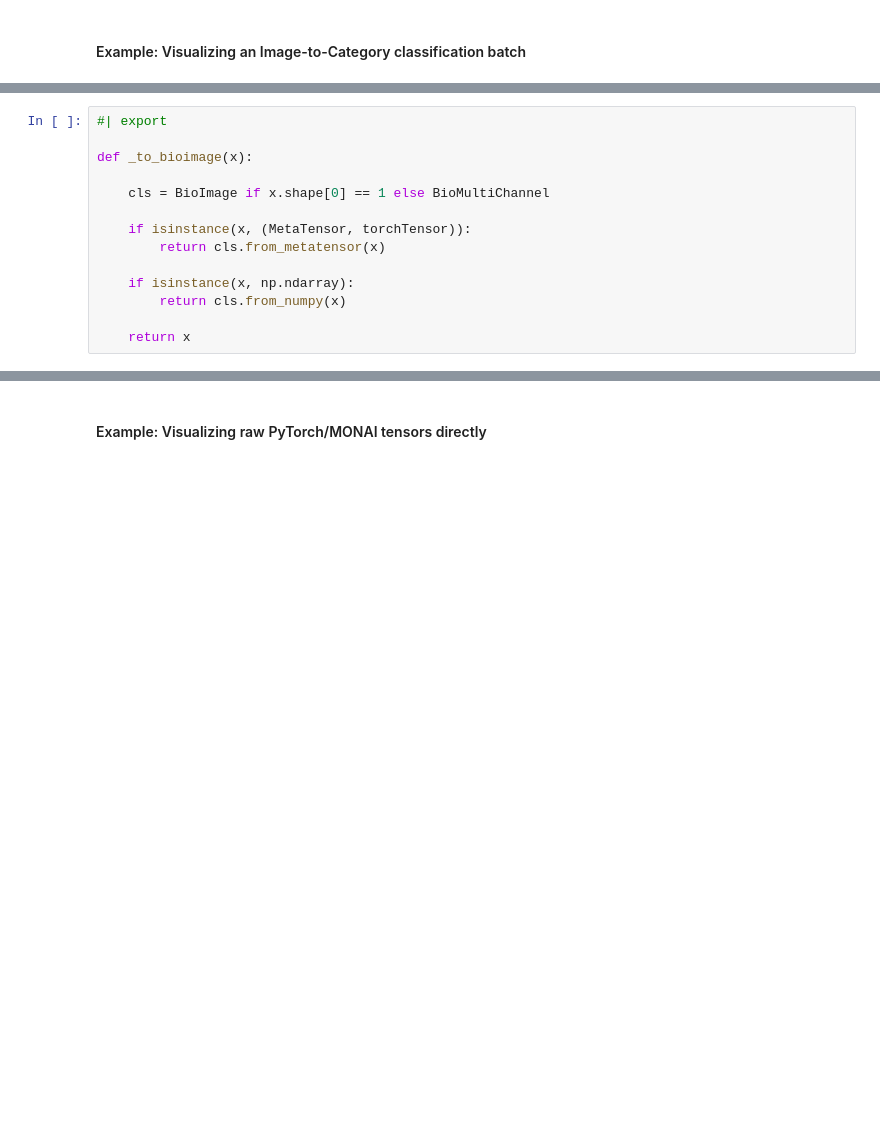
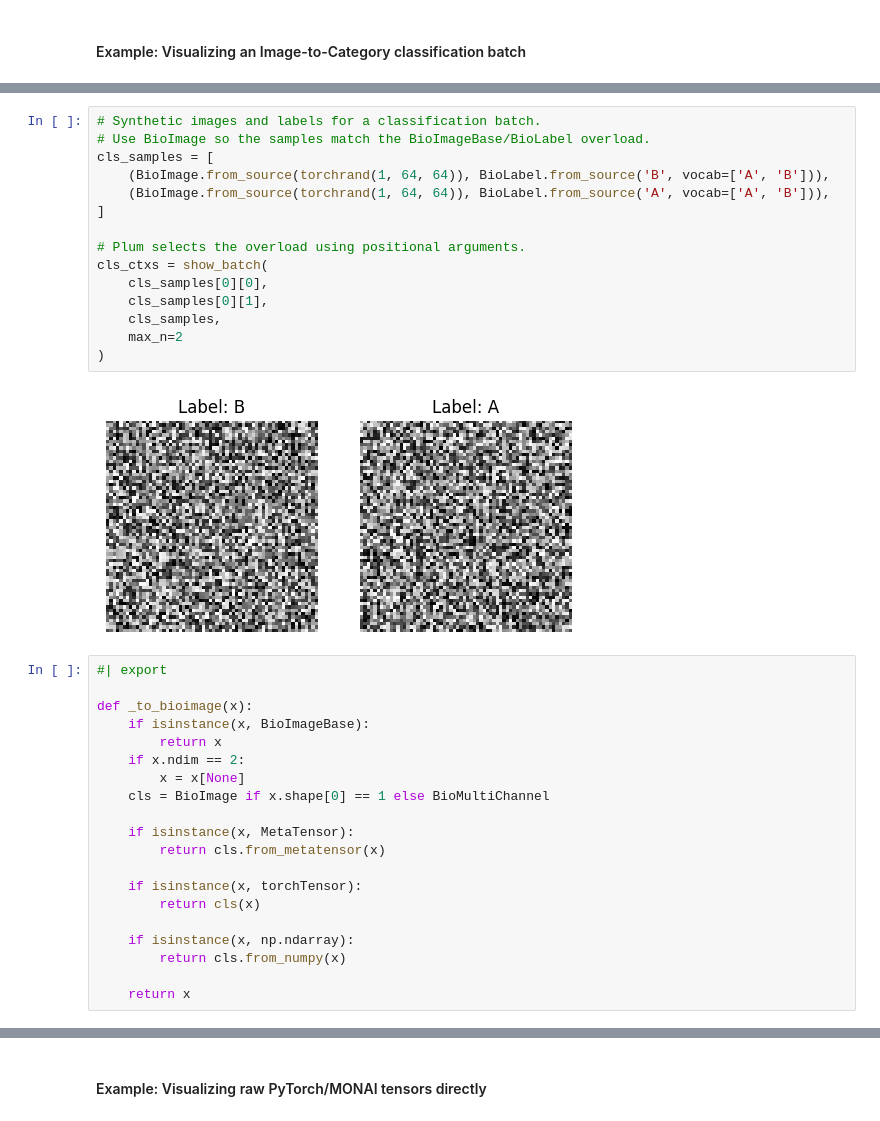
Before and after one commit to deepCLEM/bonsai, a Jupyter notebook: nbs/023_data.tfms.ipynb, the cells around one changed output, grey strips where cells are left out. Drawn from its saved outputs; the diff is of its cells as text; blank space fills up the shorter version.

```diff
--- a/nbs/023_data.tfms.ipynb
+++ b/nbs/023_data.tfms.ipynb
@@ -1080,12 +970,35 @@ test_eq(test_show_batch_cls(), "Passed")
+# %%
+# Synthetic images and labels for a classification batch.
+# Use BioImage so the samples match the BioImageBase/BioLabel overload.
+cls_samples = [
+    (BioImage.from_source(torchrand(1, 64, 64)), BioLabel.from_source('B', vocab=['A', 'B'])),
+    (BioImage.from_source(torchrand(1, 64, 64)), BioLabel.from_source('A', vocab=['A', 'B'])),
+]
+
+# Plum selects the overload using positional arguments.
+cls_ctxs = show_batch(
+    cls_samples[0][0],
+    cls_samples[0][1],
+    cls_samples,
+    max_n=2
+)
+# %% [output]
+[figure, added]
 # %%
 #| export
 
 def _to_bioimage(x):
-
+    if isinstance(x, BioImageBase):
+        return x
+    if x.ndim == 2:
+        x = x[None]
     cls = BioImage if x.shape[0] == 1 else BioMultiChannel
 
-    if isinstance(x, (MetaTensor, torchTensor)):
+    if isinstance(x, MetaTensor):
         return cls.from_metatensor(x)
+
+    if isinstance(x, torchTensor):
+        return cls(x)
 
     if isinstance(x, np.ndarray):
         return cls.from_numpy(x)
```
Also changed, not shown: parts of 38 cells of this notebook, 10 other files.
